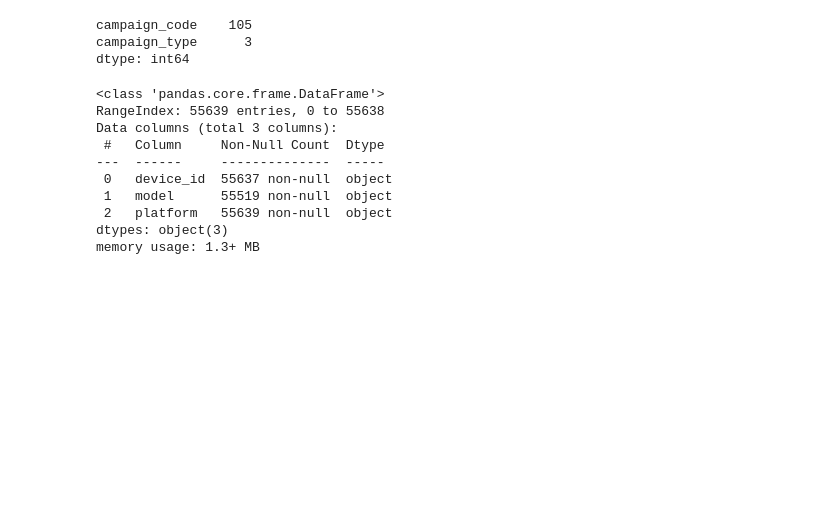
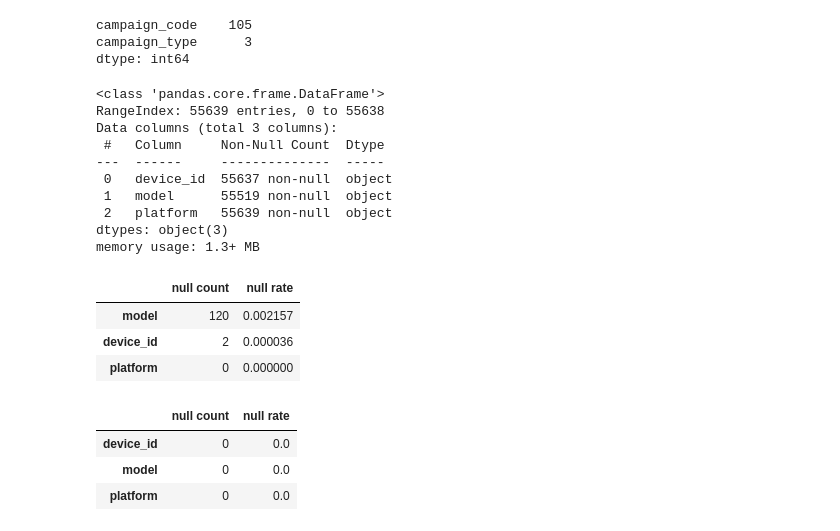
Before and after one commit to DucD0610/HOYTS-Cinema-Ticket-Sales-Analysis, a Jupyter notebook: Capstone project/captone project.ipynb, the cells around one changed output. Saved outputs shown, nothing was run; the diff lists cells and outputs as text; code cells hidden in the pictures; blank space fills up the shorter version.

```diff
--- a/Capstone project/captone project.ipynb
+++ b/Capstone project/captone project.ipynb
@@ -133,3 +133,26 @@ def calc_null_rate(df):
     newdf = df.isnull().sum().to_frame('null count')
     newdf [['null rate']] = newdf[['null count']] / len(df)
     return newdf.sort_values(by=['null rate'], ascending=False)
+# %%
+#calculate null and null rate
+calc_null_rate(df_device)
+# %% [output]
+|  | null count | null rate |
+| model | 120 | 0.002157 |
+| device_id | 2 | 0.000036 |
+| platform | 0 | 0.000000 |
+# %%
+#[Duc note] for data analysis, delete 2 records that have null value has minor impact of our analysis.
+
+#change NULL value in model to unknown string
+df_device = df_device.fillna({'model' : 'unknown'})
+
+#delete 2 NULL records in devicemodel
+df_device = df_device[df_device['device_id'].notna()]
+
+calc_null_rate(df_device)
+# %% [output]
+|  | null count | null rate |
+| device_id | 0 | 0.0 |
+| model | 0 | 0.0 |
+| platform | 0 | 0.0 |
```
Also changed, not shown: parts of 12 cells of this notebook.
